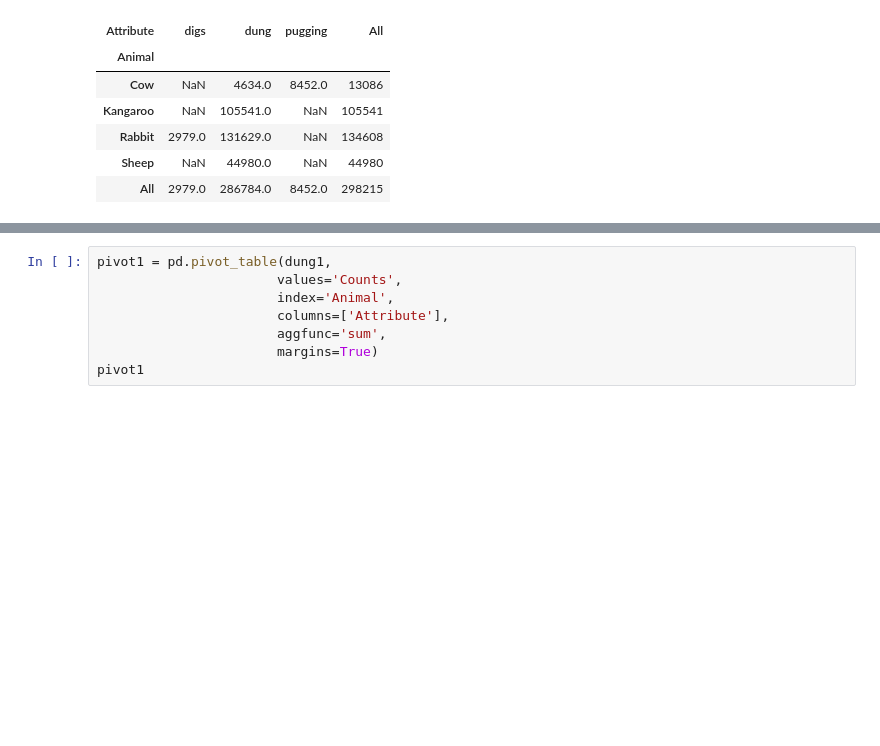
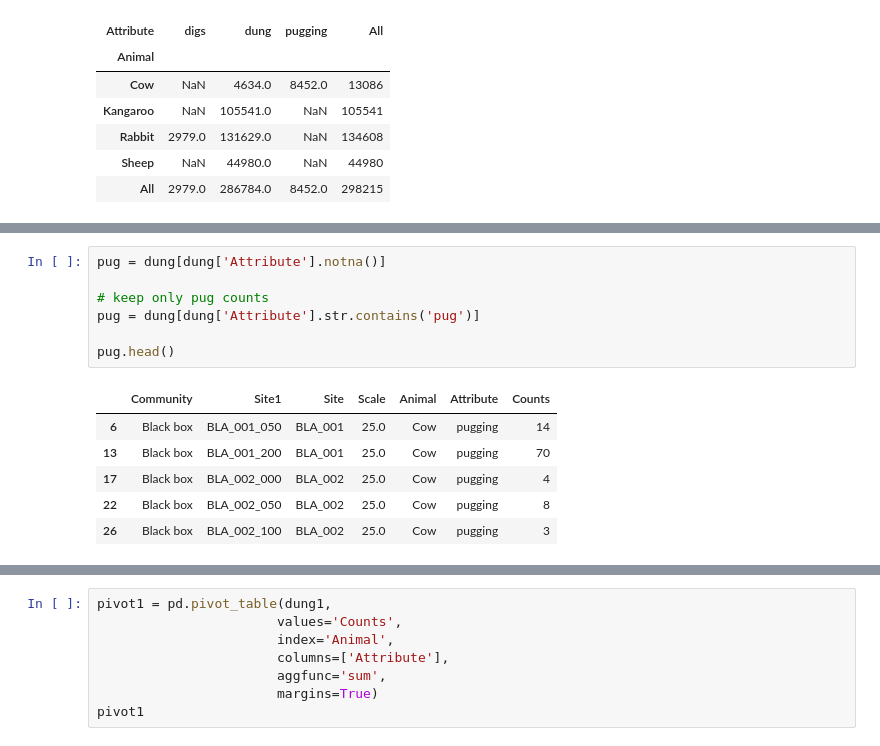
Before and after one commit to mjbeall09876/Capstone_DA09, a Jupyter notebook: NSW/grazing_intensity_dataset.ipynb, the cells around one changed output, grey strips where cells are left out. Drawn from its saved outputs; the diff is of its cells as text; blank space fills up the shorter version.

```diff
--- a/NSW/grazing_intensity_dataset.ipynb
+++ b/NSW/grazing_intensity_dataset.ipynb
@@ -59,3 +75,17 @@ pivot
+# %%
+pug = dung[dung['Attribute'].notna()]
+
+# keep only pug counts
+pug = dung[dung['Attribute'].str.contains('pug')]
+
+pug.head()
+# %% [output]
+|  | Community | Site1 | Site | Scale | Animal | Attribute | Counts |
+| 6 | Black box | BLA_001_050 | BLA_001 | 25.0 | Cow | pugging | 14 |
+| 13 | Black box | BLA_001_200 | BLA_001 | 25.0 | Cow | pugging | 70 |
+| 17 | Black box | BLA_002_000 | BLA_002 | 25.0 | Cow | pugging | 4 |
+| 22 | Black box | BLA_002_050 | BLA_002 | 25.0 | Cow | pugging | 8 |
+| 26 | Black box | BLA_002_100 | BLA_002 | 25.0 | Cow | pugging | 3 |
 # %%
 dung1 = dung[dung['Attribute'].notna()]
 
```
Also changed, not shown: parts of 15 cells of this notebook, 21 other files.
